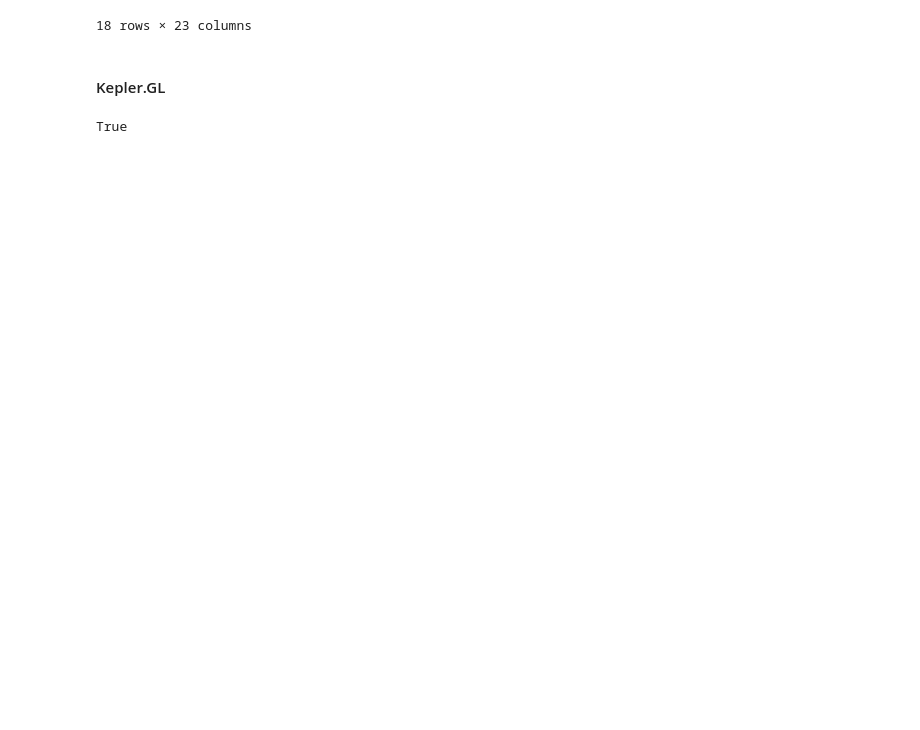
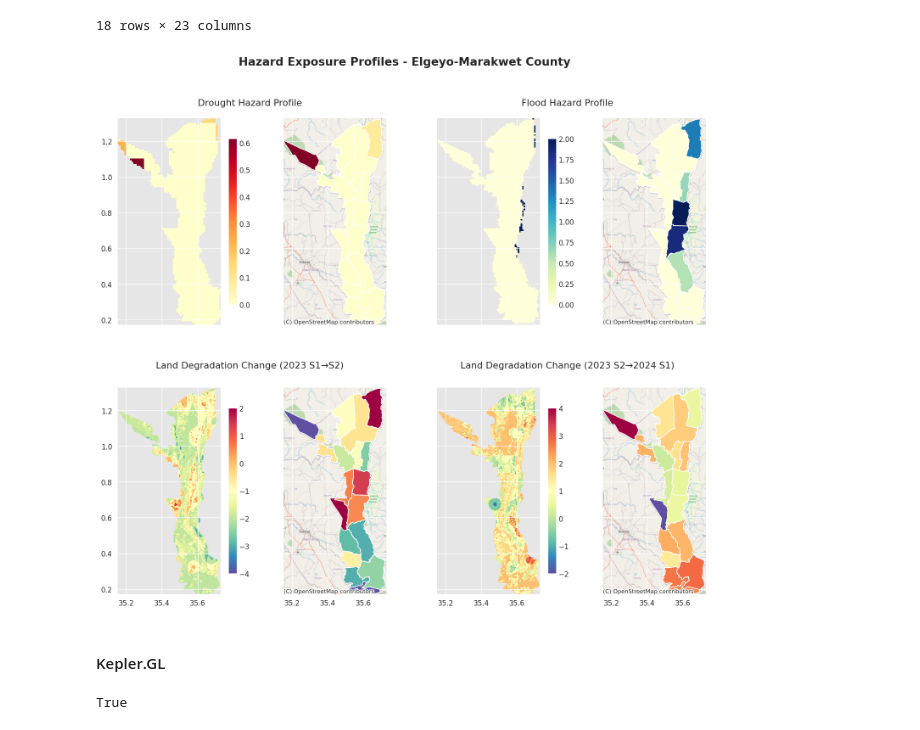
Before and after one commit to chrischank/Elgeyo-Marakwet_Hazards, a Jupyter notebook: notebooks/EDA.ipynb, the cells around one changed output. Cells and saved outputs as stored; diff of their text form; code cells hidden in the pictures; blank space fills up the shorter version.

```diff
--- a/notebooks/EDA.ipynb
+++ b/notebooks/EDA.ipynb
@@ -280,6 +283,7 @@ for i, file in enumerate(sorted(glob(f"{data_raw}/raster/RCMRD/*.tif"))):
             # Use the last added image for the colorbar
             im = images[-1]
             cbar = fig.colorbar(im, ax=ax[i,0], orientation='vertical', shrink=0.8)
+            cbar.ax.tick_params(size=0)
 
         # Plot histogram in right column
         show_hist(GMES_arr, ax=ax[i,1], bins=30, lw=0.0,
@@ -314,6 +318,7 @@ for i, LDC_arr in enumerate(LDC_arrs):
         # Use the last added image for the colorbar
         im = images[-1]
         cbar = fig.colorbar(im, ax=ax[i,0], orientation='vertical', shrink=0.8)
+        cbar.ax.tick_params(size=0)
 
     show_hist(LDC_arr, ax=ax[i,1], bins=30, lw=0.0,
               histtype='stepfilled', stacked=False, alpha=0.5)
@@ -379,6 +384,7 @@ images = ax.get_images()
 if images:
     im = images[0]
     cbar = fig.colorbar(im, ax=ax, orientation='vertical', shrink=0.8)
+    cbar.ax.tick_params(size=0)
 
 ax.set_title("Flood Physical Exposure - Elgeyo-Marakwet County")
 
@@ -536,6 +542,82 @@ pd.concat([EMC_LV3Hazard[["NAME_3"]], EMC_LV3Hazard.iloc[:, 16:]], axis=1)
 18 rows × 23 columns
 # %%
 EMC_LV3Hazard.to_parquet("../data/07_model_output/EMC_LV3Hazard.parquet", engine="pyarrow")
+# %%
+# Visualise all hazard profiles
+fig, ax = plt.subplots(2, 4, figsize=(16, 12), sharex=True, sharey=True)
+
+# First row
+with rio.open(f"{data_features}/raster/EMC_CDI_mean.tif", "r") as src:
+    EMC_drought, out_transform = src.read(1), src.transform
+    show(EMC_drought, ax=ax[0,0], transform=out_transform, cmap='YlOrRd')
+    images = ax[0,0].get_images()
+    if images:
+        im = images[0]
+    cbar = fig.colorbar(im, ax=ax[0,0], orientation='vertical', shrink=0.8)
+    cbar.ax.tick_params(size=0)
+
+EMC_LV3Hazard.plot(ax=ax[0,1], column="CDI_mean", cmap="YlOrRd")
+cx.add_basemap(ax[0,1], crs=EMC_GADM3.crs, source=cx.providers.OpenStreetMap.Mapnik)
+
+with rio.open(f"{data_features}/raster/EMC_FPE.tif", "r") as src:
+    EMC_flood, out_transform = src.read(1), src.transform
+    show(EMC_flood, ax=ax[0,2], transform=out_transform, cmap="YlGnBu")
+    images = ax[0,2].get_images()
+    if images:
+        im = images[0]
+    cbar = fig.colorbar(im, ax=ax[0,2], orientation='vertical', shrink=0.8)
+    cbar.ax.tick_params(size=0)
+
+EMC_LV3Hazard.plot(ax=ax[0,3], column="FPE_mean", cmap="YlGnBu")
+cx.add_basemap(ax[0,3], crs=EMC_GADM3.crs, source=cx.providers.OpenStreetMap.Mapnik)
+
+# Second row
+with rio.open(f"{data_features}/raster/EMC_LDC_s12023s22023.tif", "r") as src:
+    EMC_LDC, out_transform = src.read(1), src.transform
+    show(EMC_LDC, ax=ax[1,0], transform=out_transform, cmap="Spectral_r")
+    images = ax[1,0].get_images()
+    if images:
+        im = images[0]
+    cbar = fig.colorbar(im, ax=ax[1,0], orientation='vertical', shrink=0.8)
+    cbar.ax.tick_params(size=0)
+
+EMC_LV3Hazard.plot(ax=ax[1,1], column="LDC_s1_2023_s2_2023_mean", cmap="Spectral_r")
+cx.add_basemap(ax[1,1], crs=EMC_GADM3.crs, source=cx.providers.OpenStreetMap.Mapnik)
+
+with rio.open(f"{data_features}/raster/EMC_LDC_s22023s12024.tif", "r") as src:
+    EMC_LDC, out_transform = src.read(1), src.transform
+    show(EMC_LDC, ax=ax[1,2], transform=out_transform, cmap="Spectral_r")
+    images = ax[1,2].get_images()
+    if images:
+        im = images[0]
+    cbar = fig.colorbar(im, ax=ax[1,2], orientation='vertical', shrink=0.8)
+    cbar.ax.tick_params(size=0)
+
+EMC_LV3Hazard.plot(ax=ax[1,3], column="LDC_s2_2023_s1_2024_mean", cmap="Spectral_r")
+cx.add_basemap(ax[1,3], crs=EMC_GADM3.crs, source=cx.providers.OpenStreetMap.Mapnik)
+
+# Make room for titles first before tight_layout
+fig.subplots_adjust(top=0.83, bottom=0.05, hspace=0.3, wspace=0.05)
+
+# Add the main title
+plt.suptitle("Hazard Exposure Profiles - Elgeyo-Marakwet County", y=0.93, fontsize=16, fontweight='bold')
+
+# Add centered titles for each pair of subplots
+# For the first row
+title_y1 = 0.85
+fig.text(0.31, title_y1, "Drought Hazard Profile", ha='center', fontsize=13)
+fig.text(0.7, title_y1, "Flood Hazard Profile", ha='center', fontsize=13)
+
+# For the second row
+title_y2 = 0.42
+fig.text(0.31, title_y2, "Land Degradation Change (2023 S1→S2)", ha='center', fontsize=13)
+fig.text(0.7, title_y2, "Land Degradation Change (2023 S2→2024 S1)", ha='center', fontsize=13)
+
+# Save with tight bbox to ensure all titles are included
+fig.savefig(f"{figure_path}/EMC_hazard_profiles.png", bbox_inches='tight', dpi=150)
+plt.show()
+# %% [output]
+[figure, added]
 # %% [markdown]
 #### Kepler.GL
 # %%
```
Also changed, not shown: parts of 7 cells of this notebook, 5 other files.
